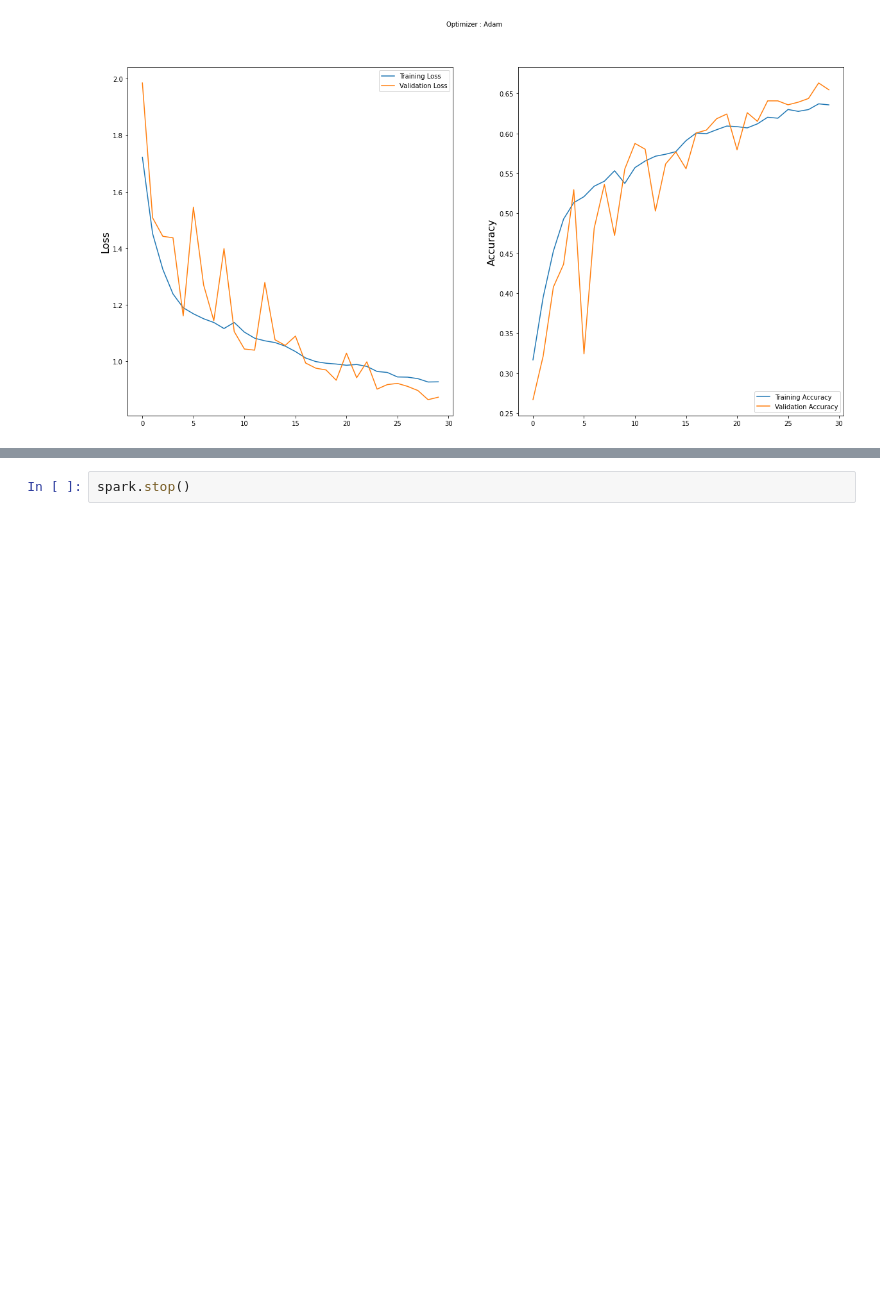
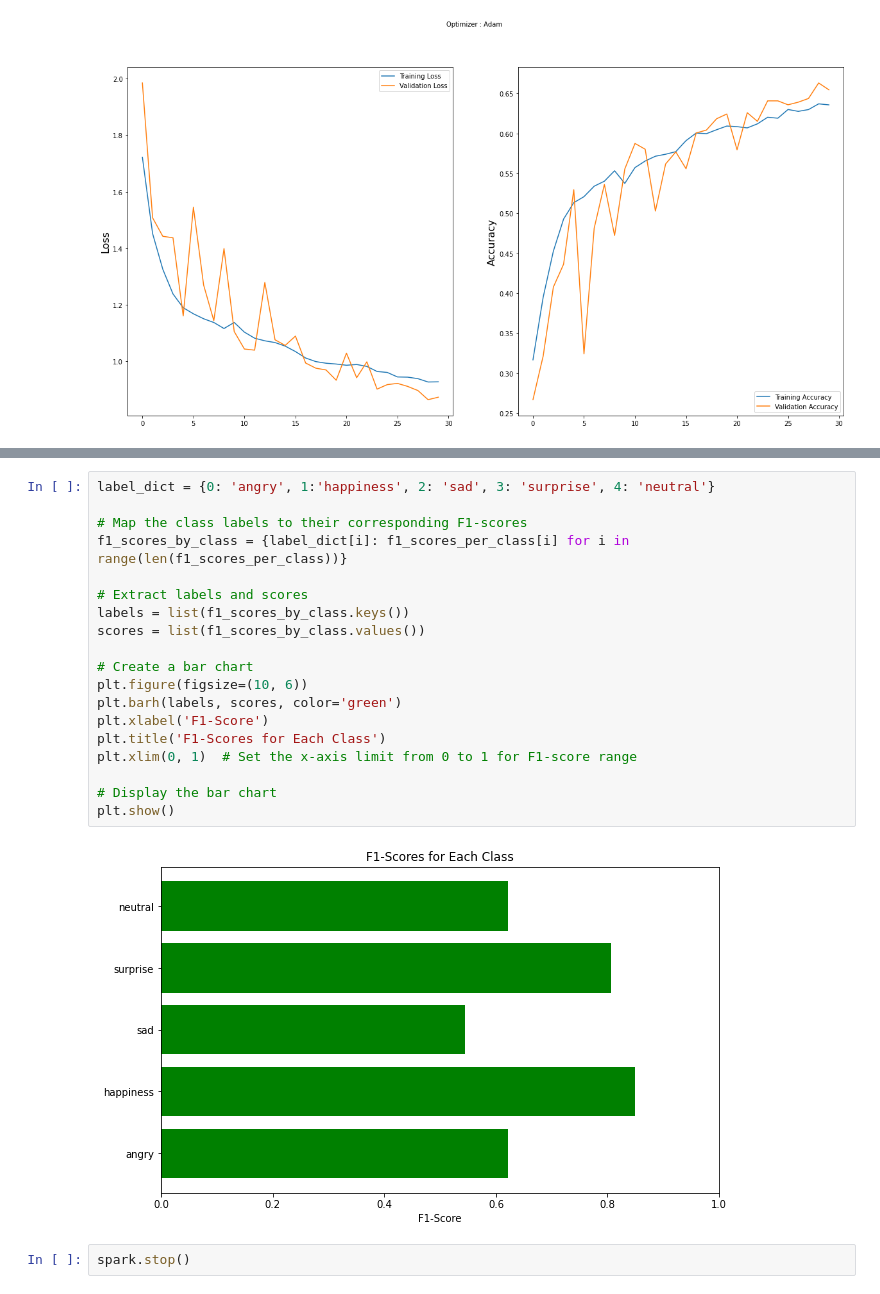
Before and after one commit to aytenkermencct/emotiondetection, a Jupyter notebook: emotion detection.ipynb, the cells around one changed output, grey strips where cells are left out. Drawn from its saved outputs; the diff is of its cells as text; blank space fills up the shorter version.

Commit message:
f1 bar chart

```diff
--- a/emotion detection.ipynb
+++ b/emotion detection.ipynb
@@ -1381,2 +1381,23 @@ Overall F1-score (macro-average): 0.6886787163731618
+# %%
+label_dict = {0: 'angry', 1:'happiness', 2: 'sad', 3: 'surprise', 4: 'neutral'}
+
+# Map the class labels to their corresponding F1-scores
+f1_scores_by_class = {label_dict[i]: f1_scores_per_class[i] for i in range(len(f1_scores_per_class))}
+
+# Extract labels and scores
+labels = list(f1_scores_by_class.keys())
+scores = list(f1_scores_by_class.values())
+
+# Create a bar chart
+plt.figure(figsize=(10, 6))
+plt.barh(labels, scores, color='green')
+plt.xlabel('F1-Score')
+plt.title('F1-Scores for Each Class')
+plt.xlim(0, 1)  # Set the x-axis limit from 0 to 1 for F1-score range
+
+# Display the bar chart
+plt.show()
+# %% [output]
+[figure, added]
 # %%
 spark.stop()
```
Also changed, not shown: parts of 2 cells of this notebook.
